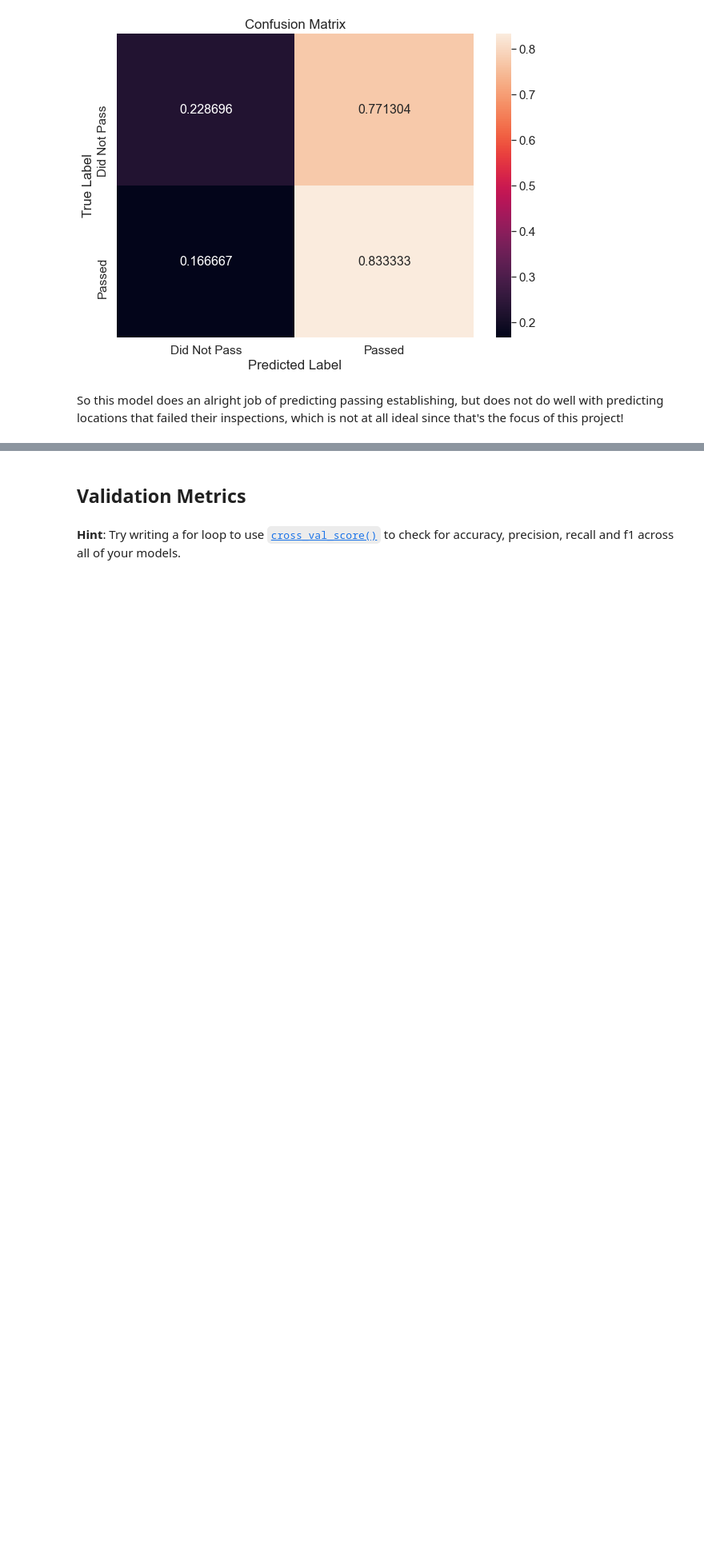
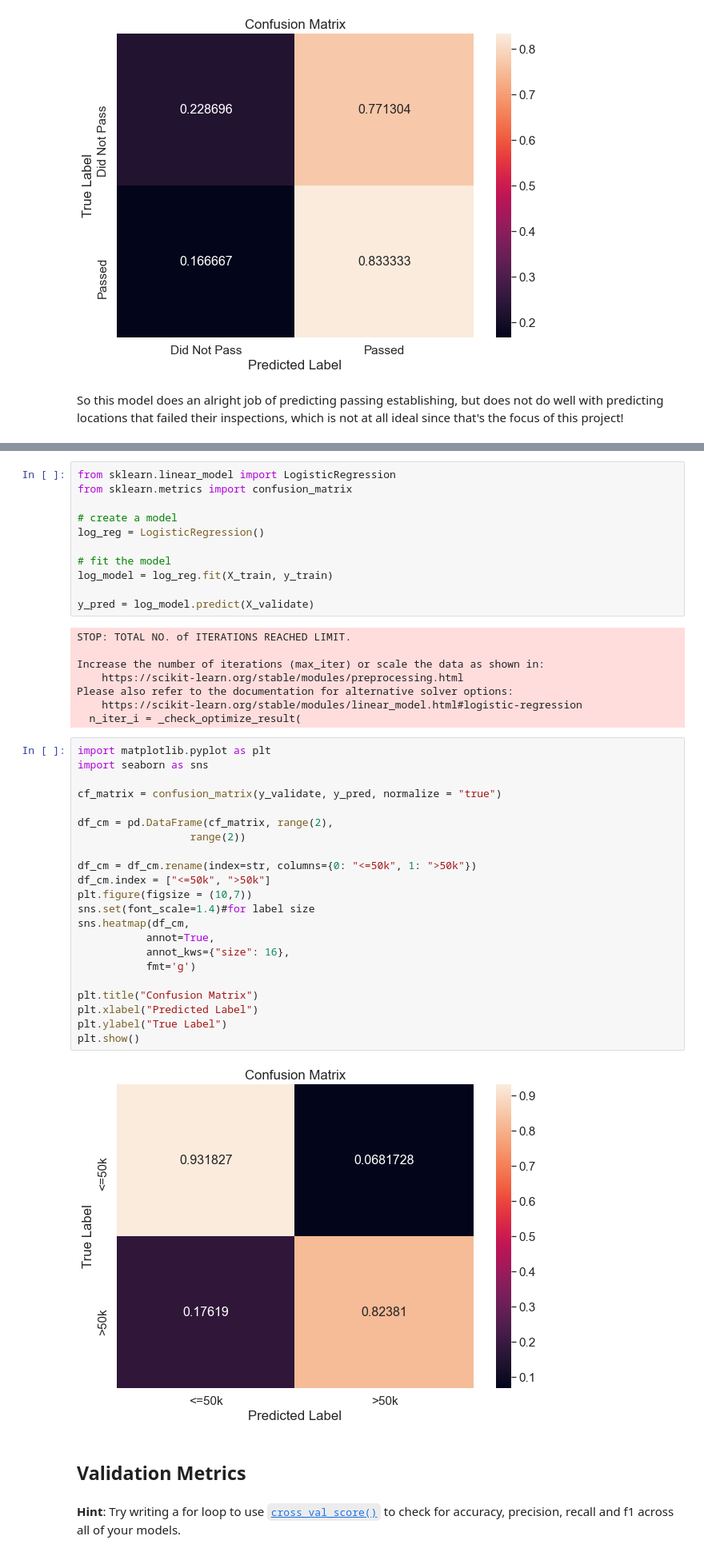
Before and after one commit to lawrence-j-liu/CSS_Project-3_Team-3_Fall-2020, a Jupyter notebook: Project 3 Students.ipynb, the cells around one changed output, grey strips where cells are left out. Shown at 80% size. Saved outputs shown, nothing was run; the diff lists cells and outputs as text; blank space fills up the shorter version.

```diff
--- a/Project 3 Students.ipynb
+++ b/Project 3 Students.ipynb
@@ -418,3 +398,46 @@ So this model does an alright job of predicting passing establishing, but does n
+# %%
+from sklearn.linear_model import LogisticRegression
+from sklearn.metrics import confusion_matrix
+
+# create a model
+log_reg = LogisticRegression()
+
+# fit the model
+log_model = log_reg.fit(X_train, y_train)
+
+y_pred = log_model.predict(X_validate)
+# %% [output]
+STOP: TOTAL NO. of ITERATIONS REACHED LIMIT.
+
+Increase the number of iterations (max_iter) or scale the data as shown in:
+    https://scikit-learn.org/stable/modules/preprocessing.html
+Please also refer to the documentation for alternative solver options:
+    https://scikit-learn.org/stable/modules/linear_model.html#logistic-regression
+  n_iter_i = _check_optimize_result(
+# %%
+import matplotlib.pyplot as plt
+import seaborn as sns
+
+cf_matrix = confusion_matrix(y_validate, y_pred, normalize = "true")
+
+df_cm = pd.DataFrame(cf_matrix, range(2),
+                  range(2))
+
+df_cm = df_cm.rename(index=str, columns={0: "<=50k", 1: ">50k"})
+df_cm.index = ["<=50k", ">50k"]
+plt.figure(figsize = (10,7))
+sns.set(font_scale=1.4)#for label size
+sns.heatmap(df_cm,
+           annot=True,
+           annot_kws={"size": 16},
+           fmt='g')
+
+plt.title("Confusion Matrix")
+plt.xlabel("Predicted Label")
+plt.ylabel("True Label")
+plt.show()
+# %% [output]
+[figure, added]
 # %% [markdown]
 ## Validation Metrics
 # %% [markdown]
```
Also changed, not shown: parts of 9 cells of this notebook.
